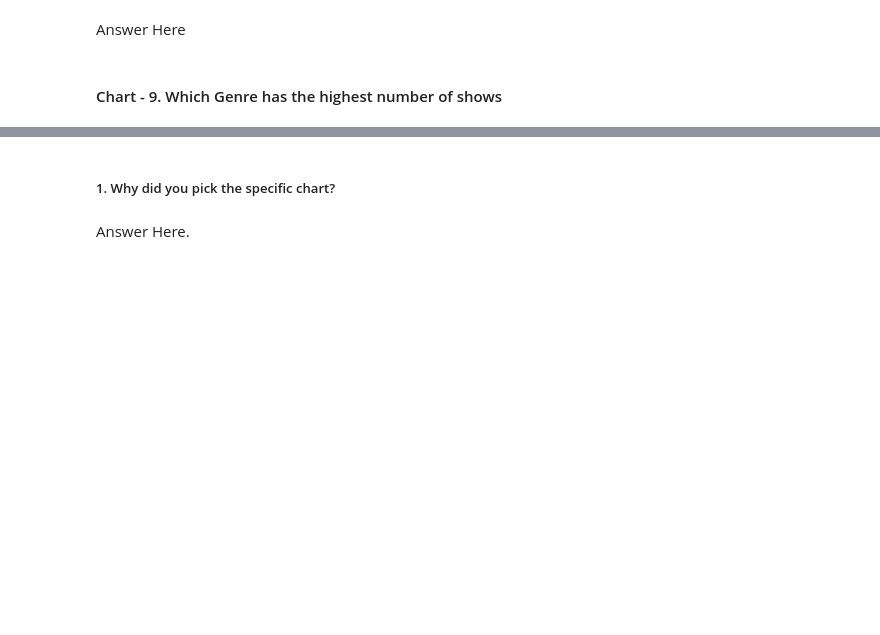
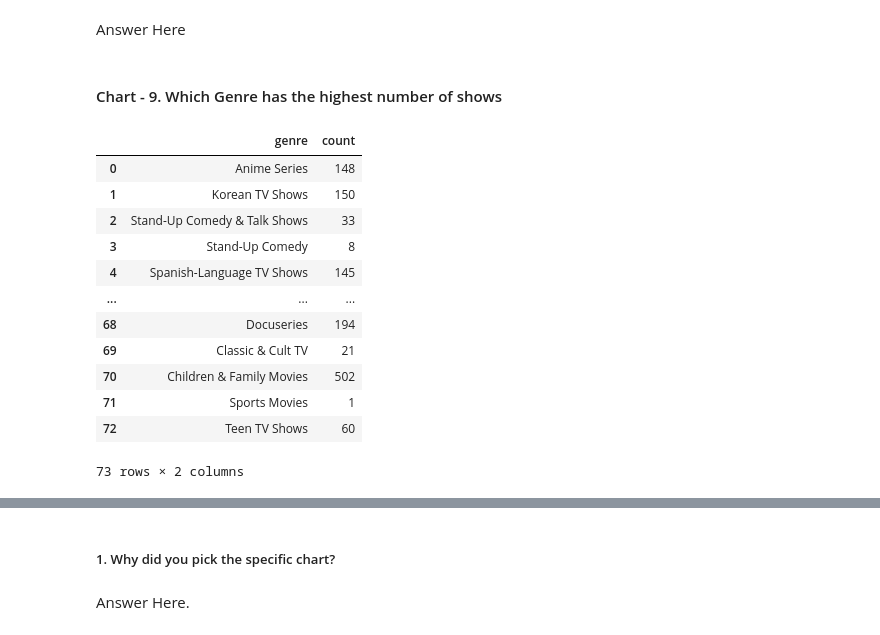
Before and after one commit to LuvMutreja/NETFLIX-MOVIES-AND-TV-SHOWS-CLUSTERING, a Jupyter notebook: Unsupervised_ML_Project_NETFLIX_MOVIES_AND_TV_SHOWS_CLUSTERING_.ipynb, the cells around one changed output, grey strips where cells are left out. Drawn from its saved outputs; the diff is of its cells as text; code cells hidden in the pictures; blank space fills up the shorter version.

```diff
--- a/Unsupervised_ML_Project_NETFLIX_MOVIES_AND_TV_SHOWS_CLUSTERING_.ipynb
+++ b/Unsupervised_ML_Project_NETFLIX_MOVIES_AND_TV_SHOWS_CLUSTERING_.ipynb
@@ -479,6 +478,21 @@ Answer Here
 #### Chart - 9. Which Genre has the highest number of shows
 # %%
 genre_df=making_df_from_column('listed_in',['genre','count'])
+genre_df
+# %% [output]
+|  | genre | count |
+| 0 | Anime Series | 148 |
+| 1 | Korean TV Shows | 150 |
+| 2 | Stand-Up Comedy & Talk Shows | 33 |
+| 3 | Stand-Up Comedy | 8 |
+| 4 | Spanish-Language TV Shows | 145 |
+| ... | ... | ... |
+| 68 | Docuseries | 194 |
+| 69 | Classic & Cult TV | 21 |
+| 70 | Children & Family Movies | 502 |
+| 71 | Sports Movies | 1 |
+| 72 | Teen TV Shows | 60 |
+73 rows × 2 columns
 # %%
 # Chart - 9 visualization code
 px.bar(genre_df.sort_values(by='count',ascending=False)[:20],x='genre',y='count',template='plotly_dark',color_discrete_sequence=['#535724']).update_layout(title_text='Genre with most Shows',title_x=0.5)
```
Also changed, not shown: parts of 50 cells of this notebook.
